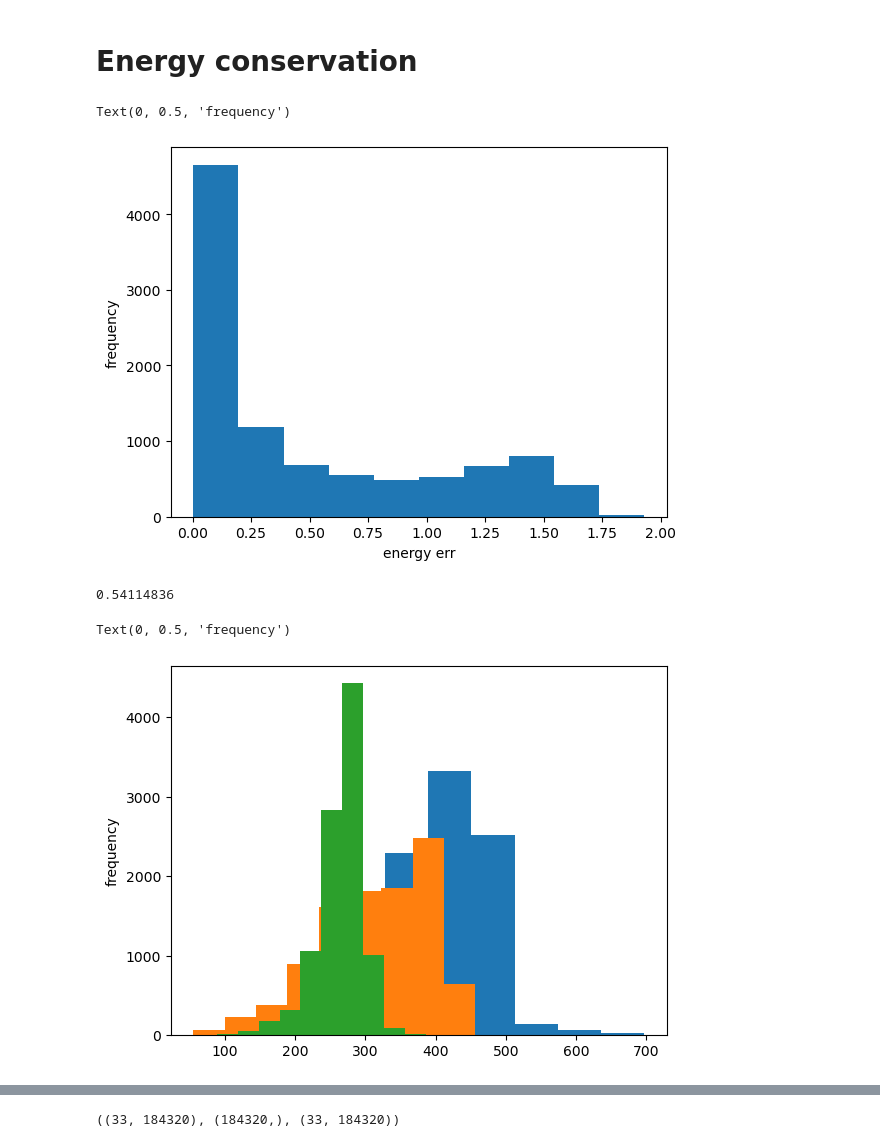
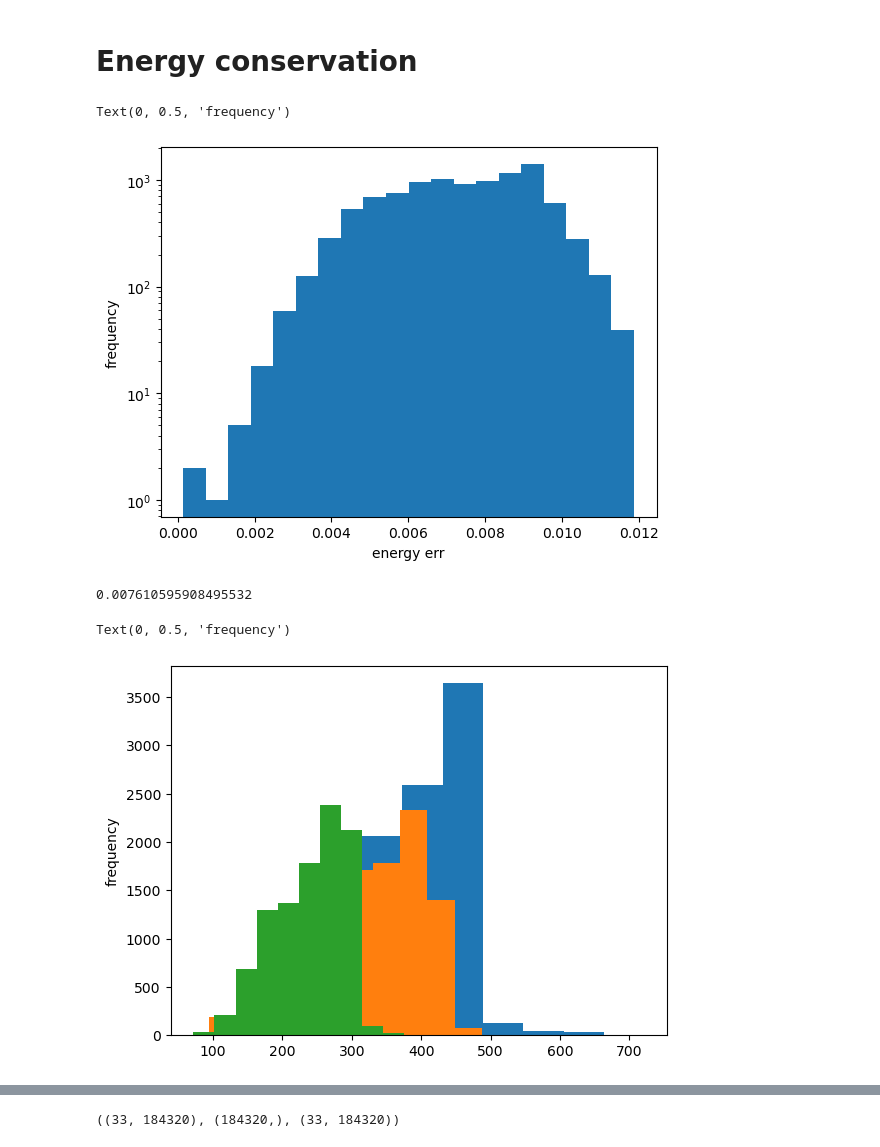
Before and after one commit to ChenggongWang/NNRTMC_AM4, a Jupyter notebook: data_process/lw_get_data_func_dev.ipynb, the cells around one changed output, grey strips where cells are left out. Saved outputs shown, nothing was run; the diff lists cells and outputs as text; code cells hidden in the pictures.

```diff
--- a/data_process/lw_get_data_func_dev.ipynb
+++ b/data_process/lw_get_data_func_dev.ipynb
@@ -89,3 +89,8 @@ inp_filelist, out_filelist
   '/scratch/gpfs/rm5768/ml/20000101.fluxes.tile4.nc',
   '/scratch/gpfs/rm5768/ml/20000101.fluxes.tile5.nc',
   '/scratch/gpfs/rm5768/ml/20000101.fluxes.tile6.nc'])
+# %%
+
+out_filelist = [f'/scratch/gpfs/cw55/NNRTMC_data/AM4_v2/20000101.fluxes.tile{_}.nc' for _ in range(1,7)]
+inp_filelist = [f'/scratch/gpfs/cw55/NNRTMC_data/AM4_v2/20000101.new_offline_input.tile{_}.nc' for _ in range(1,7)]
+inp_filelist, out_filelist
@@ -96,7 +117,9 @@ inp_filelist, out_filelist
 # %%
 %%time
 # input_array_list, output_array_list = get_AM4_data_lw(out_filelist, inp_filelist, condition='af',)
-input_array_list, output_array_list = get_AM4_data_lw(out_filelist, inp_filelist, condition='csaf',)
-data_info = 'longwave clear sky, aersol free, AM4 1 year data (2000 level)'
+input_array_list, output_array_list = \
+    get_AM4_data_lw(out_filelist, inp_filelist,
+                  condition='af', month_sel = [1],
+                  day_sel = [15], return_coords = False)
 # %% [output]
 Data selection:
@@ -254,29 +283,32 @@ def return_dP_AM4_plev( ps, Ak, Bk):
 # %%
 F_toa_up = output_array_list[:,2]
 F_sfc_up = output_array_list[:,1]
 F_sfc_do = output_array_list[:,0]
 F_net = F_sfc_up - F_sfc_do - F_toa_up
 
 C_p = 1004       # J/kg/K
+# g   = 9.8004     # m/s^2
 g   = 9.8        # m/s^2
 
 rd_id_e = np.random.randint(0,input_array_nor.shape[0],10000) # sample data
 HR =  output_array_list[rd_id_e,3:]
 dP = return_dP_AM4_plev(input_array_list[rd_id_e,0,None],A_k,B_k)
 sum_Cphr_gdp = C_p/g * (HR*dP).sum(axis=-1)
 
 E_err = F_net[rd_id_e]-sum_Cphr_gdp
 
-plt.hist(E_err)
+plt.hist(E_err, bins=20)
+# plt.xscale('log')
+plt.yscale('log')
 plt.xlabel('energy err')
 plt.ylabel('frequency')
 # %% [output]
 Text(0, 0.5, 'frequency')
-[figure, old version]
+[figure, new version]
 # %%
-(E_err**2).mean()
+((E_err**2).mean())**0.5
 # %% [output]
-0.54114836
+0.007610595908495532
 # %%
 
 plt.hist(F_sfc_up[rd_id_e])
@@ -286,7 +318,7 @@ plt.hist(F_toa_up[rd_id_e])
 plt.ylabel('frequency')
 # %% [output]
 Text(0, 0.5, 'frequency')
-[figure, old version]
+[figure, new version]
 # %%
 
 plt.hist(F_net[rd_id_e])
```
Also changed, not shown: parts of 14 cells of this notebook, 11 other files.
